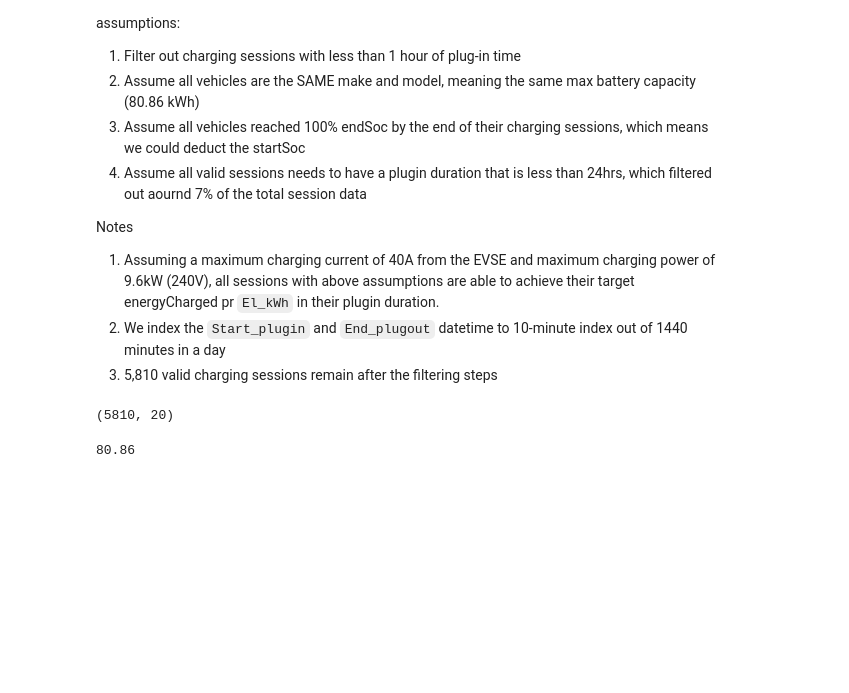
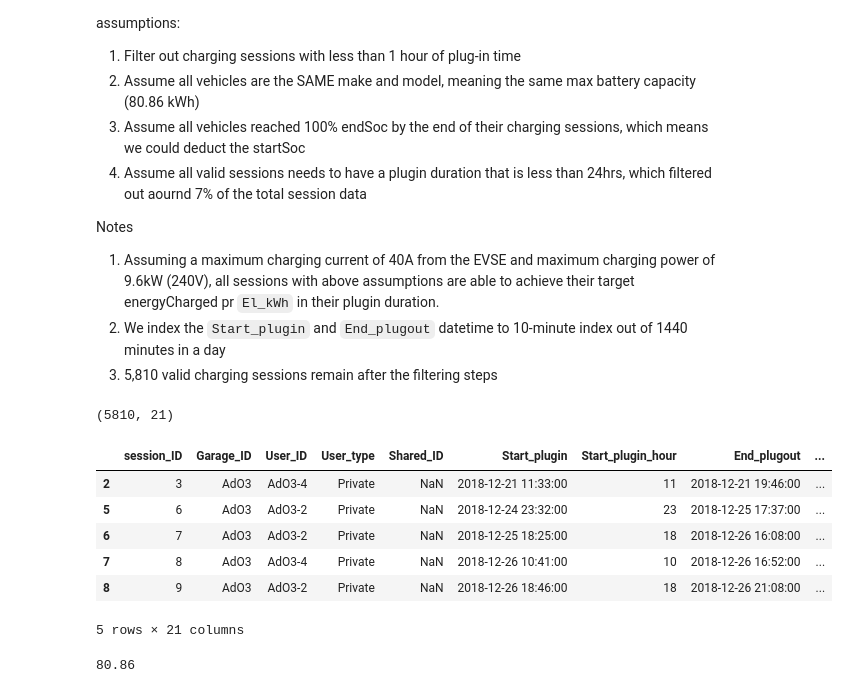
Before and after one commit to jarviskroos7/pev_intelligent_charging_control, a Jupyter notebook: notebooks/charging_data_proc.ipynb, the cells around one changed output. Drawn from its saved outputs; the diff is of its cells as text; code cells hidden in the pictures; blank space fills up the shorter version.

```diff
--- a/notebooks/charging_data_proc.ipynb
+++ b/notebooks/charging_data_proc.ipynb
@@ -74,6 +74,9 @@ Notes
 1. Assuming a maximum charging current of 40A from the EVSE and maximum charging power of 9.6kW (240V), all sessions with above assumptions are able to achieve their target energyCharged pr `El_kWh` in their plugin duration.
 2. We index the `Start_plugin` and `End_plugout` datetime to 10-minute index out of 1440 minutes in a day
 3. 5,810 valid charging sessions remain after the filtering steps
+# %%
+def roundSoc(x, prec=2, base=0.02):
+    return round(base * round(float(x)/base), prec)
 # %%
 sessions = sessions[sessions['Duration_hours'] >= 1]
 sessions = sessions[sessions['Duration_hours'] <= 24]
@@ -81,9 +84,27 @@ sessions['end_soc'] = 1
 sessions['start_soc'] = round(1 - sessions['El_kWh'] / max(sessions['El_kWh']), 3)
 sessions['start_day_idx'] = (sessions['Start_plugin'].dt.hour * 60 + sessions['Start_plugin'].dt.minute) // 10
 sessions['end_day_idx'] = (sessions['End_plugout'].dt.hour * 60 + sessions['End_plugout'].dt.minute) // 10
+
+sessions['end_day_idx'] = [end_idx + 144 if end_idx <= star_idx else end_idx for end_idx, star_idx in zip(sessions['end_day_idx'].values, sessions['start_day_idx'].values)]
+sessions['delta_t'] = sessions['end_day_idx'] - sessions['start_day_idx']
+
+sessions['delta_soc'] = [roundSoc(
+    energyCharged / max(sessions['El_kWh']), prec=2, base=0.02)
+    for energyCharged in sessions['El_kWh'].values]
+
 sessions.shape
 # %% [output]
-(5810, 20)
+(5810, 21)
+# %%
+sessions.head()
+# %% [output]
+|  | session_ID | Garage_ID | User_ID | User_type | Shared_ID | Start_plugin | Start_plugin_hour | End_plugout | ... |
+| 2 | 3 | AdO3 | AdO3-4 | Private | NaN | 2018-12-21 11:33:00 | 11 | 2018-12-21 19:46:00 | ... |
+| 5 | 6 | AdO3 | AdO3-2 | Private | NaN | 2018-12-24 23:32:00 | 23 | 2018-12-25 17:37:00 | ... |
+| 6 | 7 | AdO3 | AdO3-2 | Private | NaN | 2018-12-25 18:25:00 | 18 | 2018-12-26 16:08:00 | ... |
+| 7 | 8 | AdO3 | AdO3-4 | Private | NaN | 2018-12-26 10:41:00 | 10 | 2018-12-26 16:52:00 | ... |
+| 8 | 9 | AdO3 | AdO3-2 | Private | NaN | 2018-12-26 18:46:00 | 18 | 2018-12-26 21:08:00 | ... |
+5 rows × 21 columns
 # %%
 print(max(sessions['El_kWh']))
 plt.figure(figsize=(7, 3))
```
Also changed, not shown: 2 other files.
